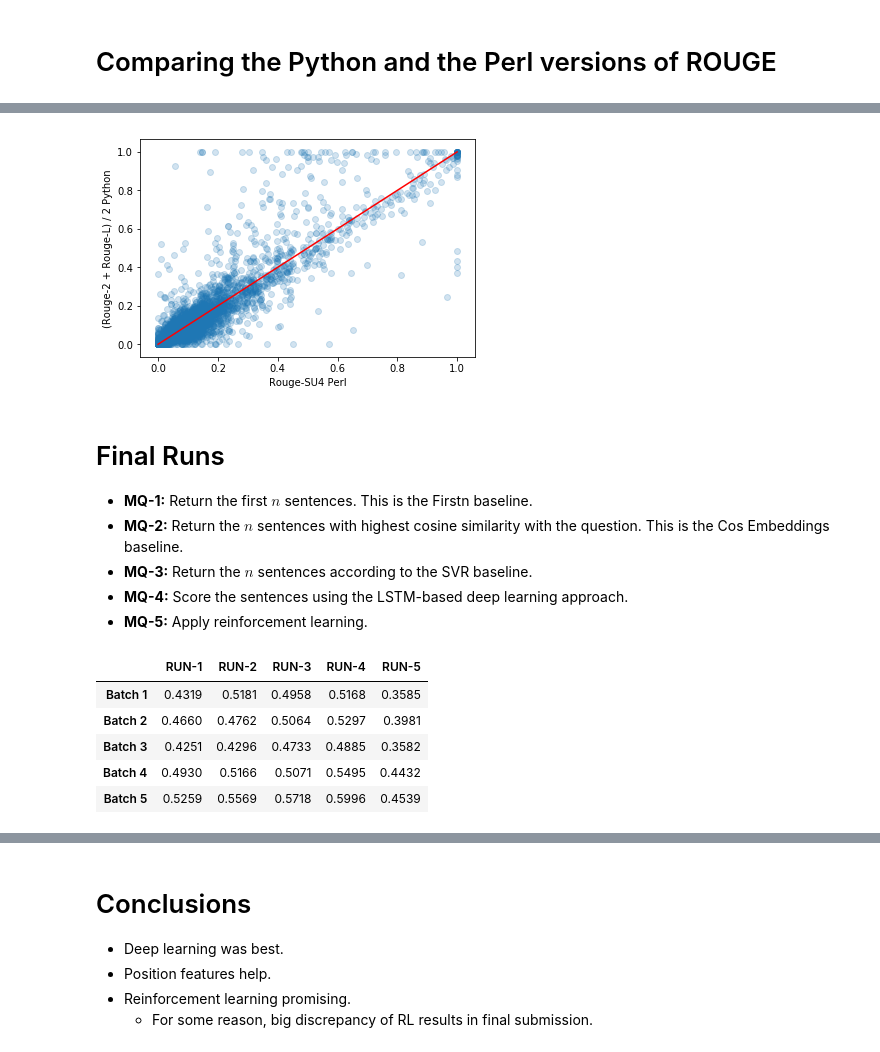
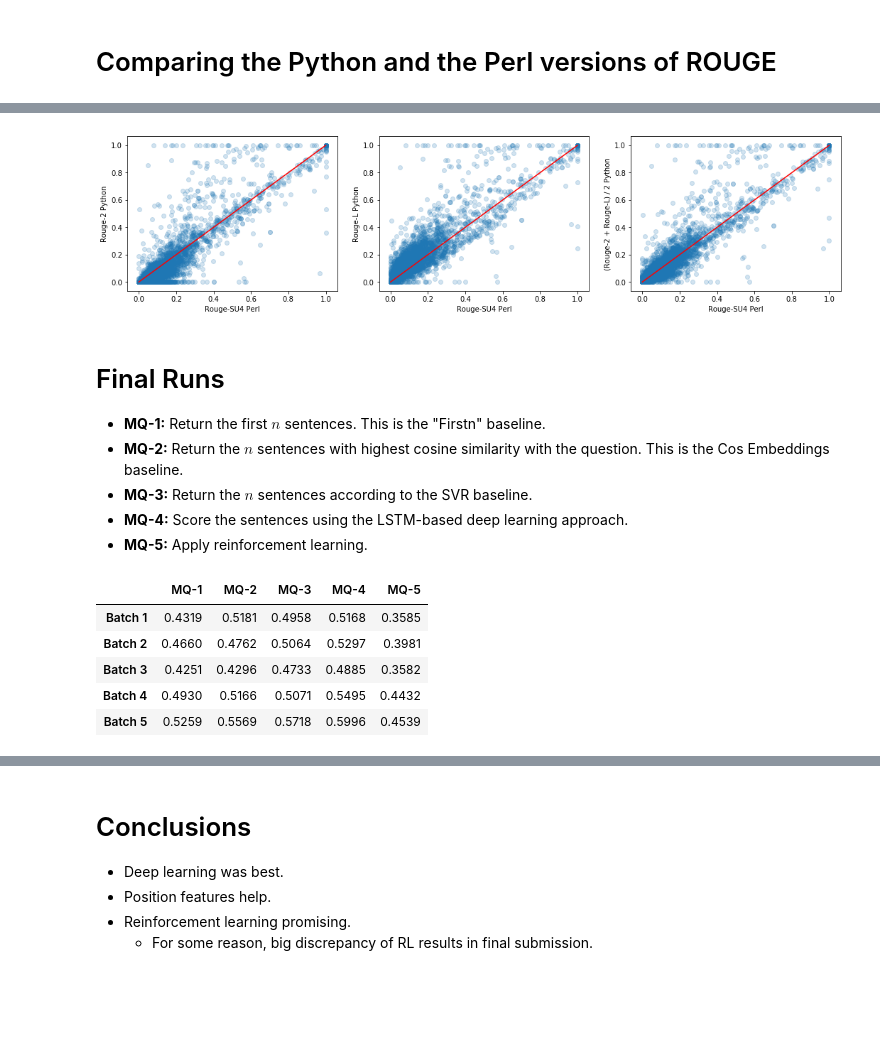
Before and after one commit to dmollaaliod/LTG2018_07, a Jupyter notebook: Slides.ipynb, the cells around one changed output, grey strips where cells are left out. Drawn from its saved outputs; the diff is of its cells as text; code cells hidden in the pictures; blank space fills up the shorter version.

```diff
--- a/Slides.ipynb
+++ b/Slides.ipynb
@@ -330,14 +339,26 @@ ax = plt.ylabel("Rouge-L Python")
 # %%
+plt.figure(figsize=(18,4))
+plt.subplot(131)
+plt.scatter(sampled_rouge_data['rouge-SU4-perl'], sampled_rouge_data['rouge-2-python'], alpha=0.2)
+plt.plot([0,1], [0,1], color="red")
+plt.xlabel("Rouge-SU4 Perl")
+ax = plt.ylabel("Rouge-2 Python")
+plt.subplot(132)
+plt.scatter(sampled_rouge_data['rouge-SU4-perl'], sampled_rouge_data['rouge-L-python'], alpha=0.2)
+plt.plot([0,1], [0,1], color="red")
+plt.xlabel("Rouge-SU4 Perl")
+ax = plt.ylabel("Rouge-L Python")
+plt.subplot(133)
 plt.scatter(sampled_rouge_data['rouge-SU4-perl'], (sampled_rouge_data['rouge-L-python']+sampled_rouge_data['rouge-2-python'])/2, alpha=0.2)
 plt.plot([0,1], [0,1], color="red")
 plt.xlabel("Rouge-SU4 Perl")
 ax = plt.ylabel("(Rouge-2 + Rouge-L) / 2 Python")
 # %% [output]
-[figure, old version]
+[figure, new version]
 # %% [markdown]
 # Final Runs
 
-* **MQ-1:** Return the first $n$ sentences. This is the Firstn baseline.
+* **MQ-1:** Return the first $n$ sentences. This is the "Firstn" baseline.
 * **MQ-2:** Return the $n$ sentences with highest cosine similarity with the question. This is the Cos Embeddings baseline.
 * **MQ-3:** Return the $n$ sentences according to the SVR baseline.
 * **MQ-4:** Score the sentences using the LSTM-based deep learning approach.
@@ -346,8 +367,8 @@ ax = plt.ylabel("(Rouge-2 + Rouge-L) / 2 Python")
 %matplotlib inline
 import pandas as pd
 batches = pd.Index(['Batch 1', 'Batch 2', 'Batch 3', 'Batch 4', 'Batch 5'])
-RUN = "RUN-%i"
-#RUN = "MQ-%i"
+#RUN = "RUN-%i"
+RUN = "MQ-%i"
 bioasq_data = pd.DataFrame(index=batches)
 bioasq_data[RUN % 1] = [0.4319, 0.4660, 0.4251, 0.4930, 0.5259]
 bioasq_data[RUN % 2] = [0.5181, 0.4762, 0.4296, 0.5166, 0.5569]
@@ -357,7 +378,7 @@ bioasq_data[RUN % 5] = [0.3585, 0.3981, 0.3582, 0.4432, 0.4539]
 
 bioasq_data
 # %% [output]
-|  | RUN-1 | RUN-2 | RUN-3 | RUN-4 | RUN-5 |
+|  | MQ-1 | MQ-2 | MQ-3 | MQ-4 | MQ-5 |
 | Batch 1 | 0.4319 | 0.5181 | 0.4958 | 0.5168 | 0.3585 |
 | Batch 2 | 0.4660 | 0.4762 | 0.5064 | 0.5297 | 0.3981 |
 | Batch 3 | 0.4251 | 0.4296 | 0.4733 | 0.4885 | 0.3582 |
```
Also changed, not shown: parts of 12 cells of this notebook, 2 other files.
